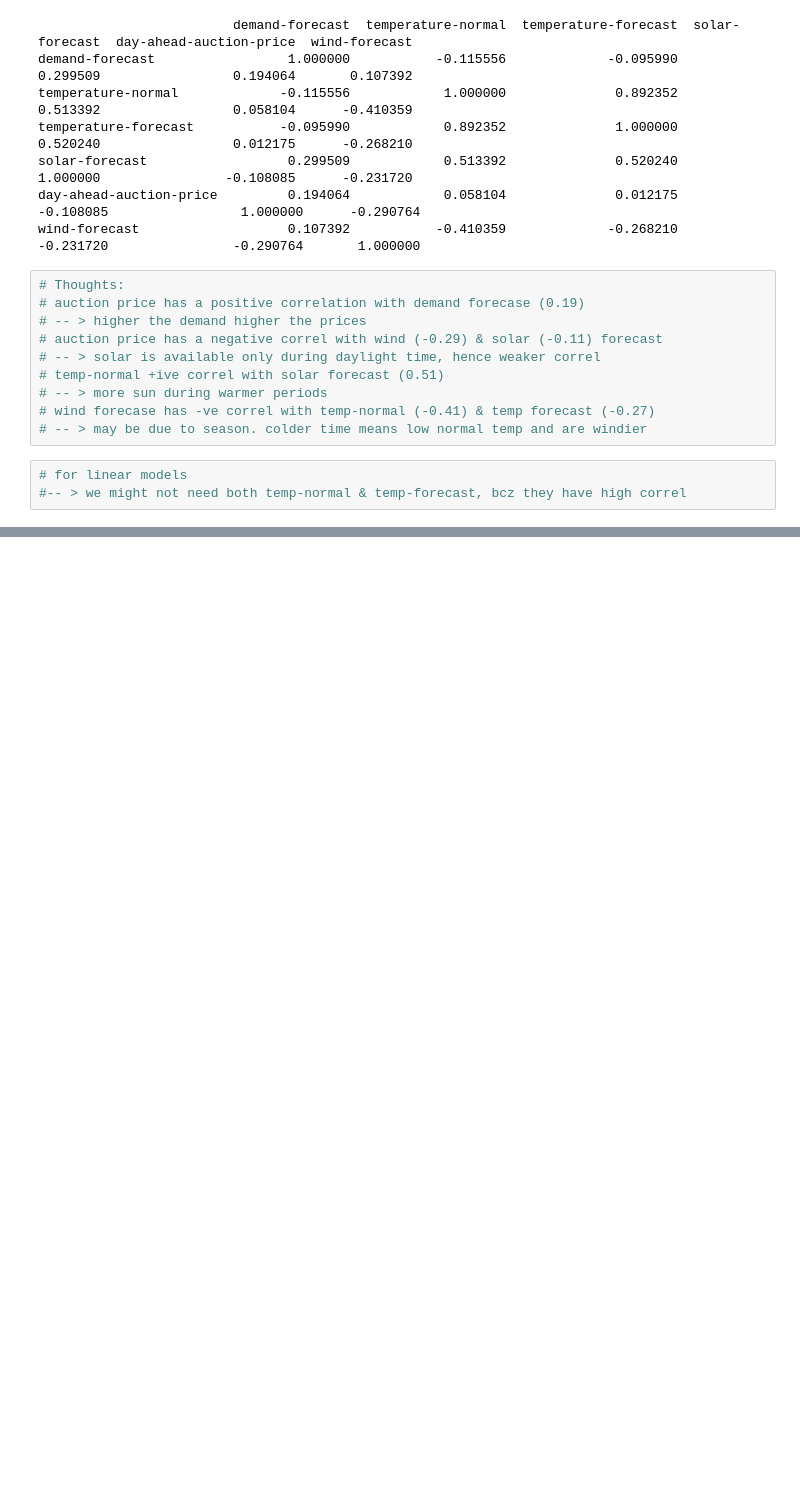
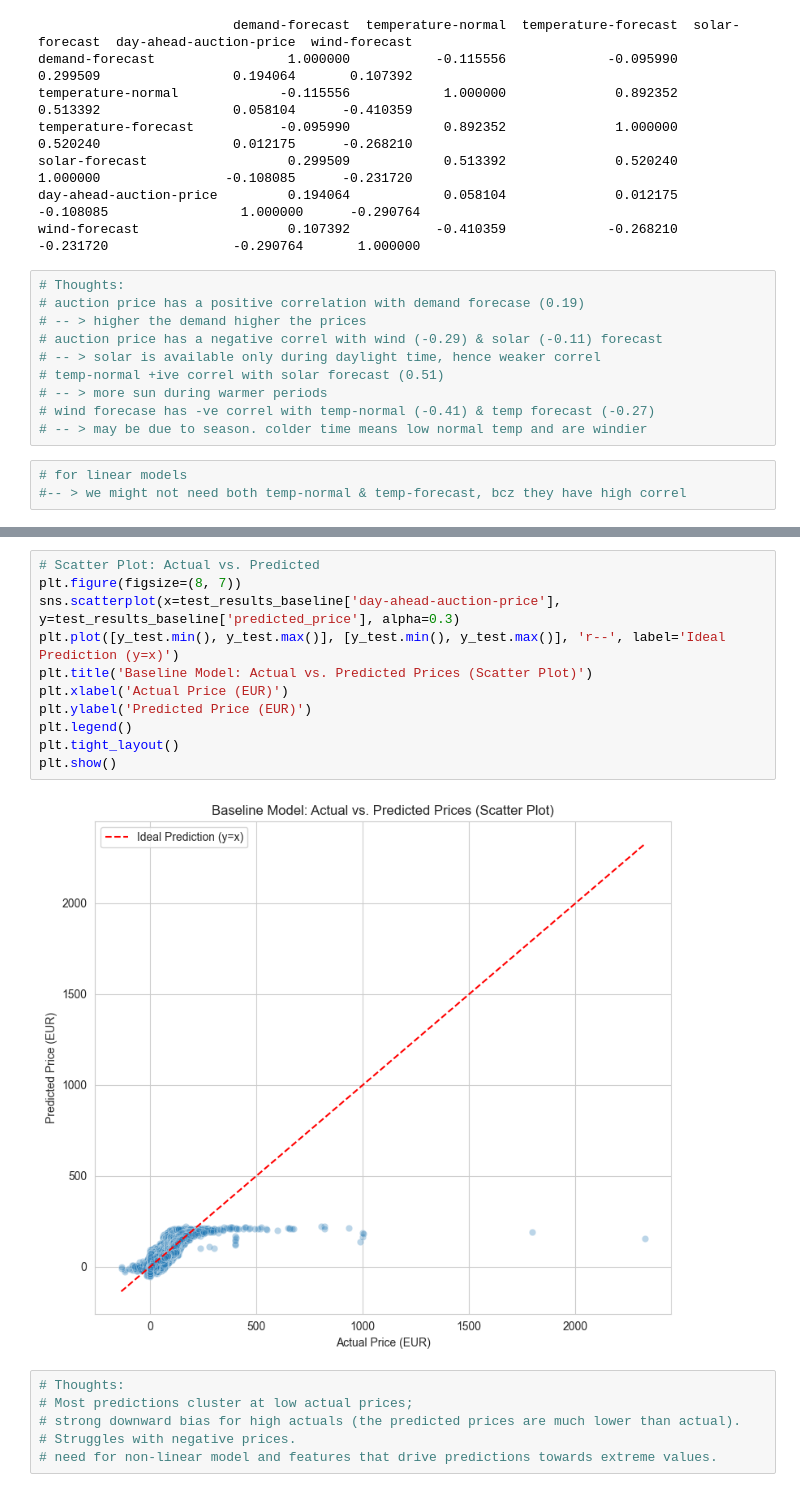
Before and after one commit to RNstu08/Electricity-Price-Forecast, a Jupyter notebook: day_ahead_price_forecasting.ipynb, the cells around one changed output, grey strips where cells are left out. Drawn from its saved outputs; the diff is of its cells as text; blank space fills up the shorter version.

```diff
--- a/day_ahead_price_forecasting.ipynb
+++ b/day_ahead_price_forecasting.ipynb
@@ -274,0 +408,19 @@ wind-forecast                   0.107392           -0.410359             -0.2682
+# %%
+# Scatter Plot: Actual vs. Predicted
+plt.figure(figsize=(8, 7))
+sns.scatterplot(x=test_results_baseline['day-ahead-auction-price'], y=test_results_baseline['predicted_price'], alpha=0.3)
+plt.plot([y_test.min(), y_test.max()], [y_test.min(), y_test.max()], 'r--', label='Ideal Prediction (y=x)')
+plt.title('Baseline Model: Actual vs. Predicted Prices (Scatter Plot)')
+plt.xlabel('Actual Price (EUR)')
+plt.ylabel('Predicted Price (EUR)')
+plt.legend()
+plt.tight_layout()
+plt.show()
+# %% [output]
+[figure, added]
+# %%
+# Thoughts:
+# Most predictions cluster at low actual prices;
+# strong downward bias for high actuals (the predicted prices are much lower than actual).
+# Struggles with negative prices.
+# need for non-linear model and features that drive predictions towards extreme values.
```
Also changed, not shown: parts of 28 cells of this notebook.
